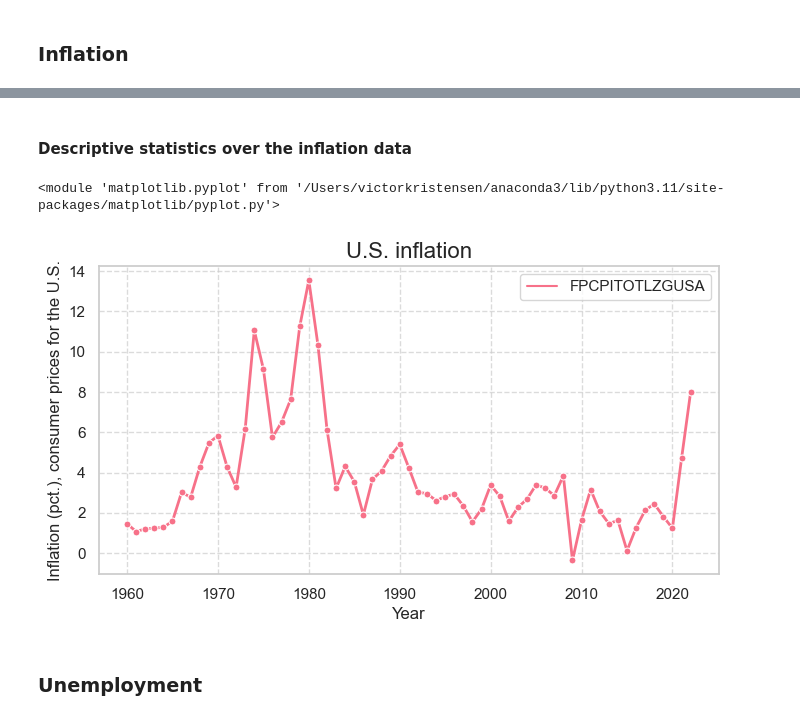
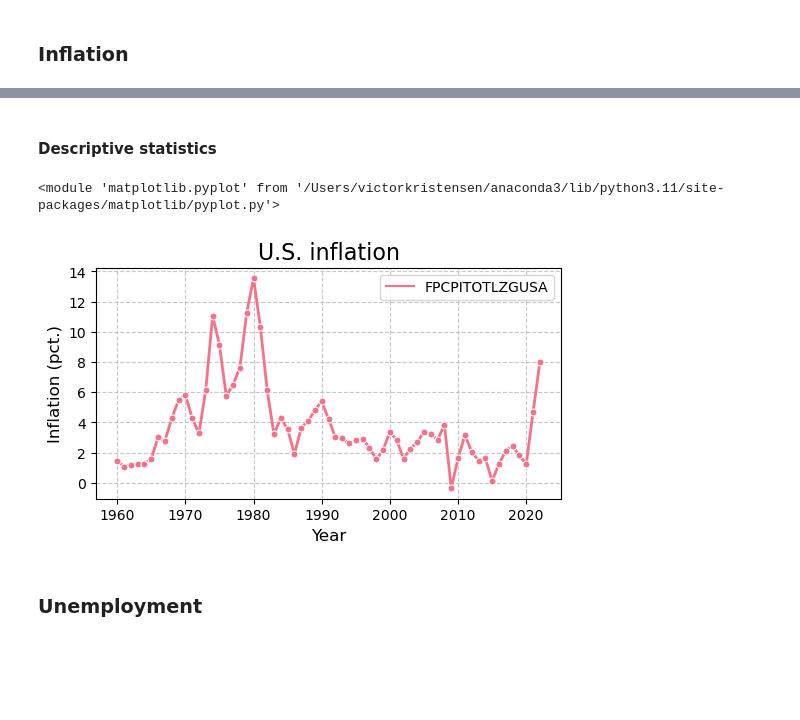
Before and after one commit to sgv491/projects-2024-Bertil-Nikoline-Victor, a Jupyter notebook: dataproject/dataproject.ipynb, the cells around one changed output, grey strips where cells are left out. Cells and saved outputs as stored; diff of their text form; code cells hidden in the pictures; blank space fills up the shorter version.

```diff
--- a/dataproject/dataproject.ipynb
+++ b/dataproject/dataproject.ipynb
@@ -61,21 +28,30 @@ inflation_us.sample(10)
+# %%
+# Importing DataHelper to get data from API calls
+import DataHelper
+
+# Get data from API call
+inflation_annual_US = DataHelper.inflation_annual_US()
+
+# Display 10 random elements
+#inflation_annual_US.sample(10)
 # %% [markdown]
-#### Descriptive statistics over the inflation data
+#### Descriptive statistics
 # %%
 # Suppress FutureWarning about use_inf_as_na
 import warnings
 warnings.simplefilter(action='ignore', category=FutureWarning)
 
-# Importing the graph helper class to reuse the graph generating code
+# Importing the GraphHelper class to reuse the graph generating code
 import GraphHelper
 
-# Plot the U.S. inflation data
-GraphHelper.pretty_line_plot_US(
-    inflation_us,
+# Plot data
+GraphHelper.line_plot_without_labels(
+    inflation_annual_US,
     "U.S. inflation",
     "Year",
-    "Inflation (pct.), consumer prices for the U.S.")
+    "Inflation (pct.)")
 # %% [output]
 <module 'matplotlib.pyplot' from '/Users/victorkristensen/anaconda3/lib/python3.11/site-packages/matplotlib/pyplot.py'>
-[figure, old version]
+[figure, new version]
 # %% [markdown]
 ### Unemployment
```
Also changed, not shown: parts of 30 cells of this notebook, 4 other files.
